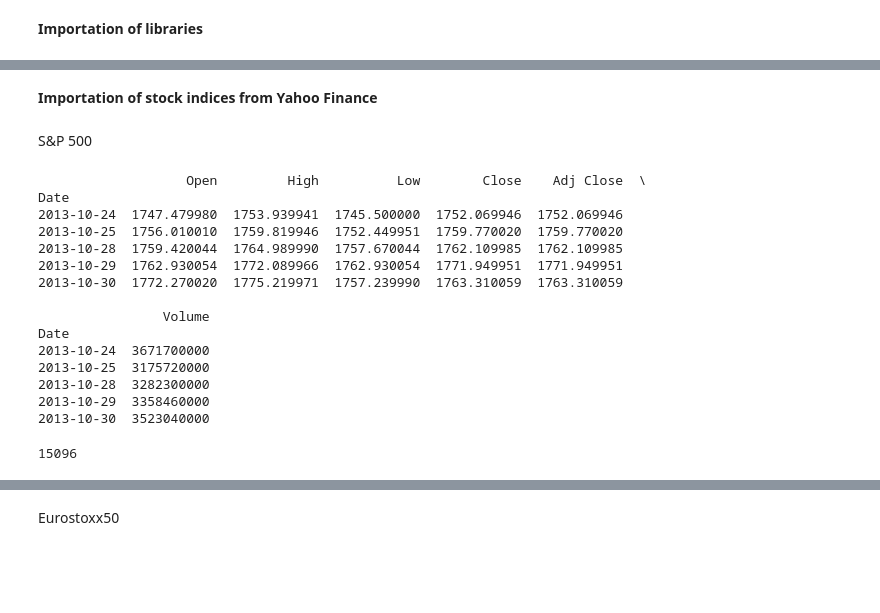
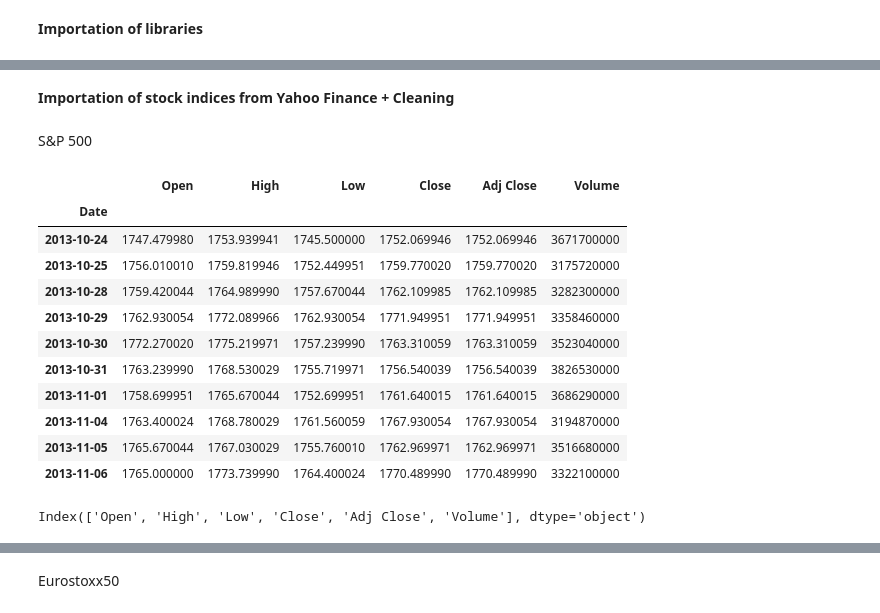
Before and after one commit to SamyaAmernis/Projet-DDEFI-2023-2024, a Jupyter notebook: ProjetBNP.ipynb, the cells around one changed output, grey strips where cells are left out. Saved outputs shown, nothing was run; the diff lists cells and outputs as text; code cells hidden in the pictures; blank space fills up the shorter version.

```diff
--- a/ProjetBNP.ipynb
+++ b/ProjetBNP.ipynb
@@ -148,26 +116,24 @@ dftaux.tail(10)
 # %% [markdown]
-**Importation of stock indices from Yahoo Finance**
+**Importation of stock indices from Yahoo Finance + Cleaning**
 # %% [markdown]
 S&P 500
 # %%
-
 sp500_data = yf.download('^GSPC', start='2013-10-24', end='2023-10-24', progress=False)
-print(sp500_data.head())
-sp500_data.size
+sp500_data.head(10)
 # %% [output]
-                   Open         High          Low        Close    Adj Close  \
-Date
-2013-10-24  1747.479980  1753.939941  1745.500000  1752.069946  1752.069946
-2013-10-25  1756.010010  1759.819946  1752.449951  1759.770020  1759.770020
-2013-10-28  1759.420044  1764.989990  1757.670044  1762.109985  1762.109985
-2013-10-29  1762.930054  1772.089966  1762.930054  1771.949951  1771.949951
-2013-10-30  1772.270020  1775.219971  1757.239990  1763.310059  1763.310059
-
-                Volume
-Date
-2013-10-24  3671700000
-2013-10-25  3175720000
-2013-10-28  3282300000
-2013-10-29  3358460000
-2013-10-30  3523040000
-15096
+|  | Open | High | Low | Close | Adj Close | Volume |
+| Date |  |  |  |  |  |  |
+| 2013-10-24 | 1747.479980 | 1753.939941 | 1745.500000 | 1752.069946 | 1752.069946 | 3671700000 |
+| 2013-10-25 | 1756.010010 | 1759.819946 | 1752.449951 | 1759.770020 | 1759.770020 | 3175720000 |
+| 2013-10-28 | 1759.420044 | 1764.989990 | 1757.670044 | 1762.109985 | 1762.109985 | 3282300000 |
+| 2013-10-29 | 1762.930054 | 1772.089966 | 1762.930054 | 1771.949951 | 1771.949951 | 3358460000 |
+| 2013-10-30 | 1772.270020 | 1775.219971 | 1757.239990 | 1763.310059 | 1763.310059 | 3523040000 |
+| 2013-10-31 | 1763.239990 | 1768.530029 | 1755.719971 | 1756.540039 | 1756.540039 | 3826530000 |
+| 2013-11-01 | 1758.699951 | 1765.670044 | 1752.699951 | 1761.640015 | 1761.640015 | 3686290000 |
+| 2013-11-04 | 1763.400024 | 1768.780029 | 1761.560059 | 1767.930054 | 1767.930054 | 3194870000 |
+| 2013-11-05 | 1765.670044 | 1767.030029 | 1755.760010 | 1762.969971 | 1762.969971 | 3516680000 |
+| 2013-11-06 | 1765.000000 | 1773.739990 | 1764.400024 | 1770.489990 | 1770.489990 | 3322100000 |
+# %%
+print(sp500_data.columns)
+# %% [output]
+Index(['Open', 'High', 'Low', 'Close', 'Adj Close', 'Volume'], dtype='object')
```
Also changed, not shown: parts of 68 cells of this notebook.
